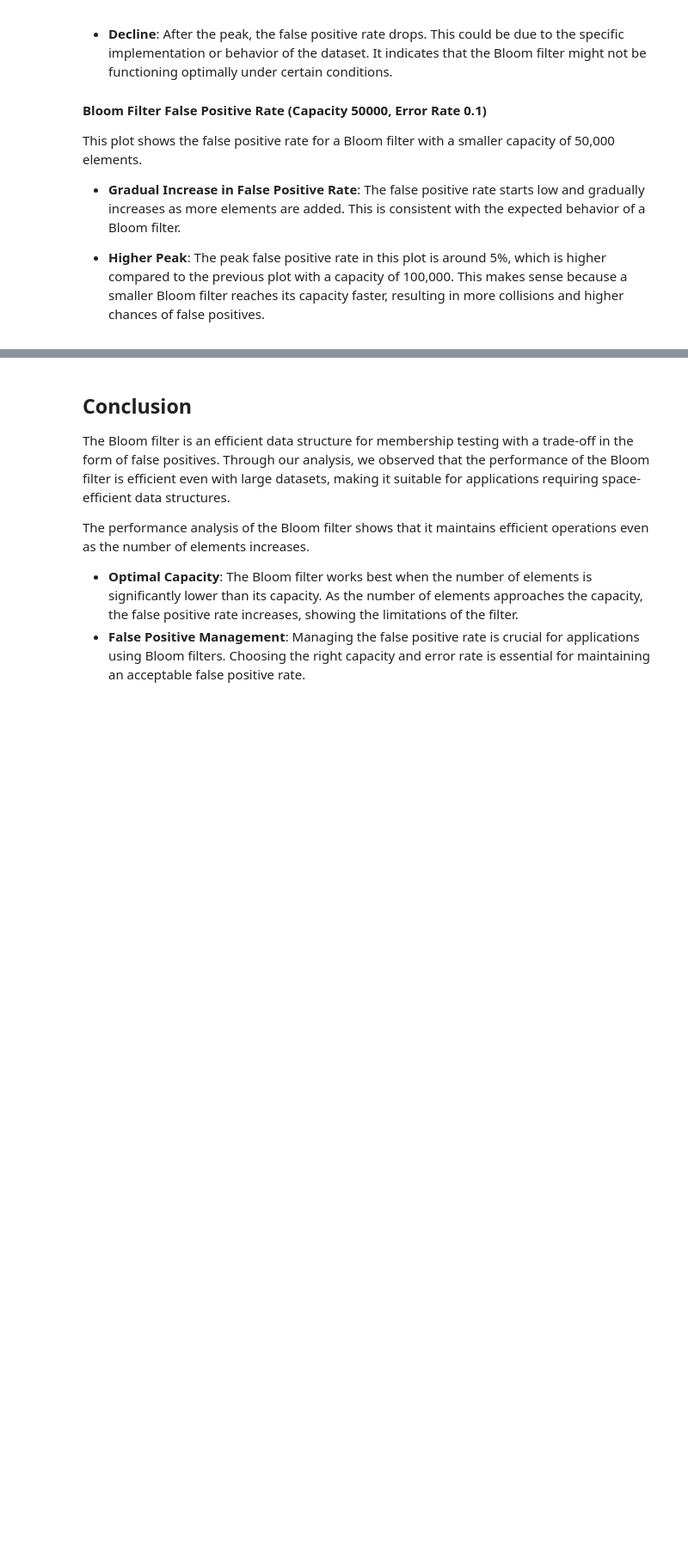
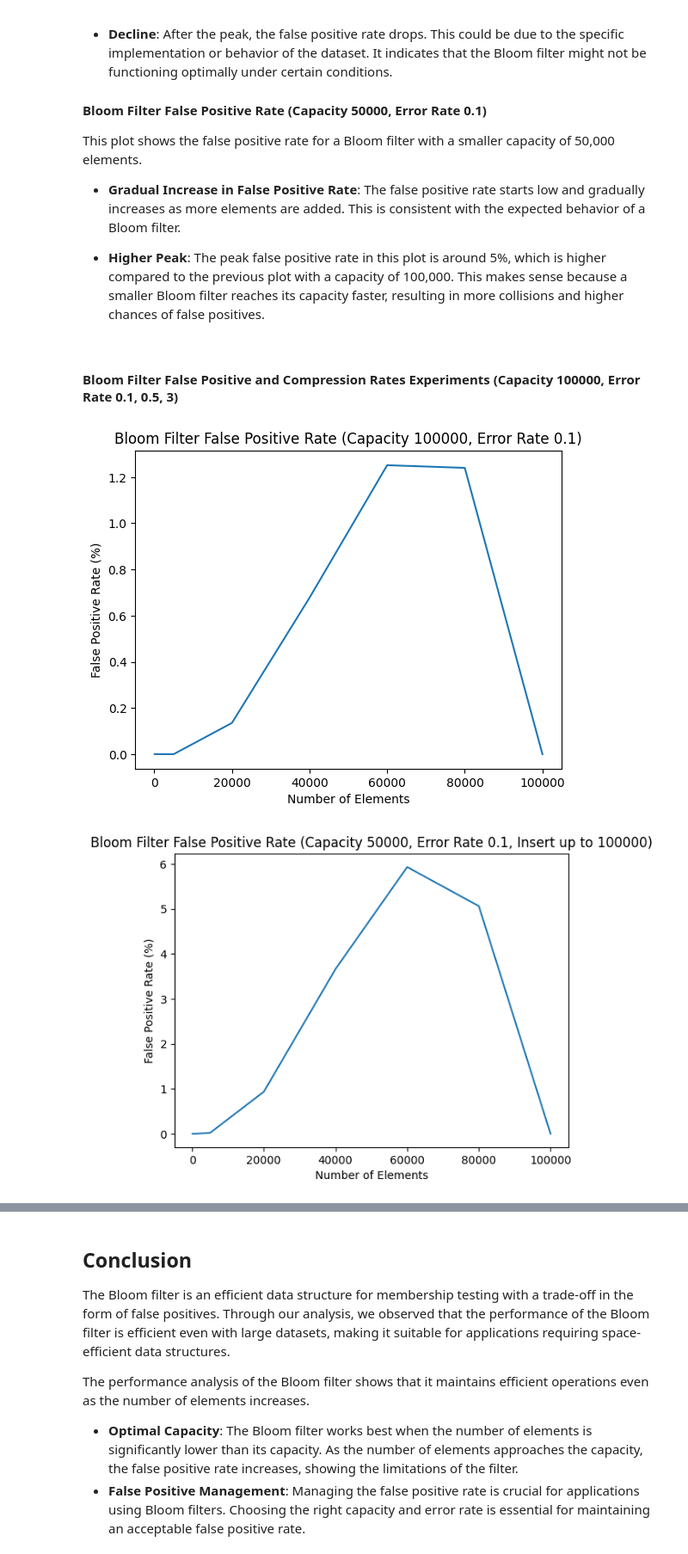
Before and after one commit to erickamabilin/concepts_ds, a Jupyter notebook: demo.ipynb, the cells around one changed output, grey strips where cells are left out. Shown at 86% size. Saved outputs shown, nothing was run; the diff lists cells and outputs as text; code cells hidden in the pictures; blank space fills up the shorter version.

```diff
--- a/demo.ipynb
+++ b/demo.ipynb
@@ -173,3 +173,44 @@ This plot shows the false positive rate for a Bloom filter with a smaller capaci
 - **Gradual Increase in False Positive Rate**: The false positive rate starts low and gradually increases as more elements are added. This is consistent with the expected behavior of a Bloom filter.
 
 - **Higher Peak**: The peak false positive rate in this plot is around 5%, which is higher compared to the previous plot with a capacity of 100,000. This makes sense because a smaller Bloom filter reaches its capacity faster, resulting in more collisions and higher chances of false positives.
+# %% [markdown]
+#### Bloom Filter False Positive and Compression Rates Experiments (Capacity 100000, Error Rate 0.1, 0.5, 3)
+# %%
+# Function to plot the compression rate
+def plot_compression_rates(comp_rates, title):
+    plt.plot(comp_rates.keys(), comp_rates.values())
+    plt.xlabel('Number of Elements')
+    plt.ylabel('Compression Rate')
+    plt.title(title)
+    plt.show()
+
+# Data for the plots
+false_positives_100000_01 = {100: 0.0, 500: 0.0, 1000: 0.0, 5000: 0.0, 20000: 0.135, 40000: 0.6775, 60000: 1.2516666666666667, 80000: 1.24, 100000: 0.0}
+false_positives_50000_beyond_01 = {100: 0.0, 500: 0.0, 1000: 0.0, 5000: 0.02, 20000: 0.935, 40000: 3.6624999999999996, 60000: 5.93, 80000: 5.061249999999999, 100000: 0.0}
+compression_100000_01 = {100: 0.0, 500: 0.0, 1000: 0.0, 5000: 0.0, 20000: 0.011, 40000: 0.06649999999999999, 60000: 0.12683333333333333, 80000: 0.125875, 100000: 0.0}
+
+false_positives_100000_05 = {100: 100.0, 500: 99.2, 1000: 99.2, 5000: 94.74000000000001, 20000: 80.44, 40000: 60.17, 60000: 39.684999999999995, 80000: 20.083750000000002, 100000: 0.0}
+false_positives_50000_beyond_05 = {100: 100.0, 500: 99.0, 1000: 98.9, 5000: 95.06, 20000: 79.815, 40000: 59.832499999999996, 60000: 39.998333333333335, 80000: 19.96125, 100000: 0.0}
+compression_100000_05 = {100: 2.0, 500: 1.996, 1000: 1.98, 5000: 1.8924, 20000: 1.605, 40000: 1.19695, 60000: 0.7995333333333333, 80000: 0.400575, 100000: 0.0}
+
+false_positives_100000_3 = {100: 100.0, 500: 99.4, 1000: 99.1, 5000: 94.8, 20000: 79.86999999999999, 40000: 59.955000000000005, 60000: 40.09166666666666, 80000: 20.00625, 100000: 0.0}
+false_positives_50000_beyond_3 = {100: 100.0, 500: 99.0, 1000: 98.8, 5000: 94.54, 20000: 79.85, 40000: 59.965, 60000: 39.92, 80000: 19.99375, 100000: 0.0}
+compression_100000_3 = {100: 0.3333333333333333, 500: 0.32866666666666666, 1000: 0.331, 5000: 0.3171333333333333, 20000: 0.26768333333333333, 40000: 0.20043333333333332, 60000: 0.13290555555555555, 80000: 0.06664166666666667, 100000: 0.0}
+
+# Plot for Error Rate 0.1
+plot_false_positive_rate(false_positives_100000_01, 'Bloom Filter False Positive Rate (Capacity 100000, Error Rate 0.1)')
+plot_false_positive_rate(false_positives_50000_beyond_01, 'Bloom Filter False Positive Rate (Capacity 50000, Error Rate 0.1, Insert up to 100000)')
+plot_compression_rates(compression_100000_01, 'Bloom Filter Compression Rate (Capacity 100000, Error Rate 0.1)')
+
+# Plot for Error Rate 0.5
+plot_false_positive_rate(false_positives_100000_05, 'Bloom Filter False Positive Rate (Capacity 100000, Error Rate 0.5)')
+plot_false_positive_rate(false_positives_50000_beyond_05, 'Bloom Filter False Positive Rate (Capacity 50000, Error Rate 0.5, Insert up to 100000)')
+plot_compression_rates(compression_100000_05, 'Bloom Filter Compression Rate (Capacity 100000, Error Rate 0.5)')
+
+# Plot for Error Rate 3
+plot_false_positive_rate(false_positives_100000_3, 'Bloom Filter False Positive Rate (Capacity 100000, Error Rate 3)')
+plot_false_positive_rate(false_positives_50000_beyond_3, 'Bloom Filter False Positive Rate (Capacity 50000, Error Rate 3, Insert up to 100000)')
+plot_compression_rates(compression_100000_3, 'Bloom Filter Compression Rate (Capacity 100000, Error Rate 3)')
+# %% [output]
+[figure, added]
+[figure, added]
```
Also changed, not shown: parts of 3 cells of this notebook.
